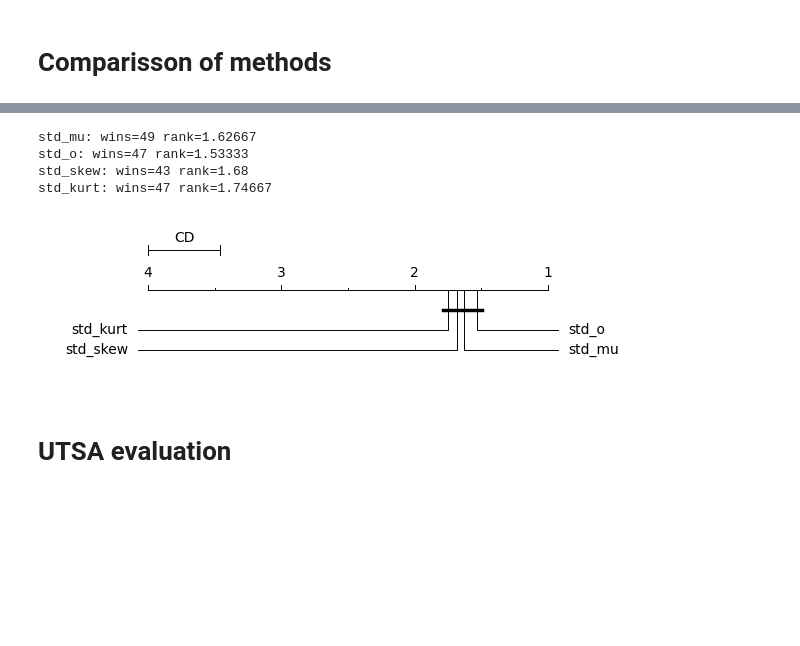
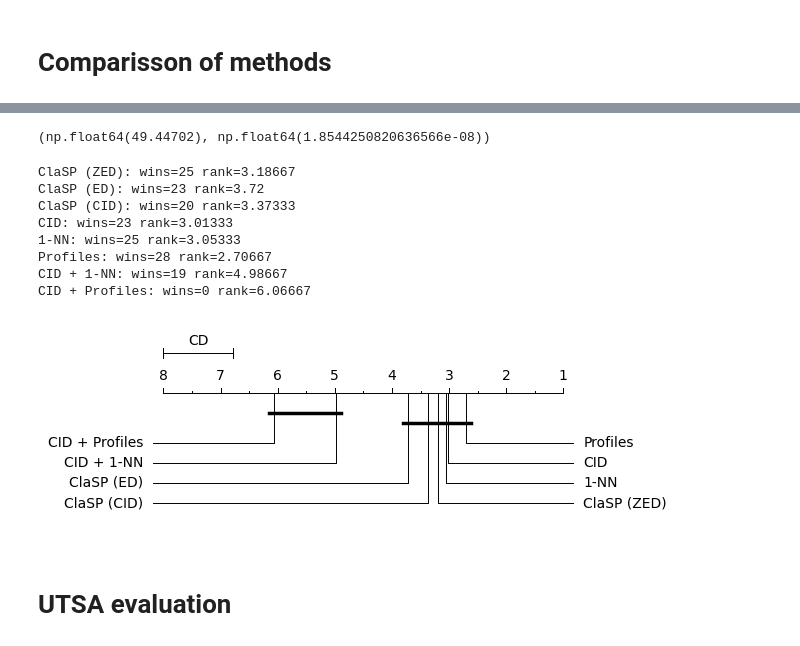
Before and after one commit to JaasperK/oracle, a Jupyter notebook: notebooks/oracle.ipynb, the cells around one changed output, grey strips where cells are left out. Cells and saved outputs as stored; diff of their text form; code cells hidden in the pictures; blank space fills up the shorter version.

```diff
--- a/notebooks/oracle.ipynb
+++ b/notebooks/oracle.ipynb
@@ -1568,17 +1709,35 @@ graph_ranks(means, stats_mu_kurt.columns[1:], cd=cd, reverse=True)
-# %%
-ranks = stats_mu_kurt.iloc[:, 1:].rank(axis=1, method="min", ascending=False)
-means = ranks.mean(axis=0)
-for mean, name in zip(means, stats_mu_kurt.columns[1:]):
-    print(f"{name}: wins={ranks[ranks[name] == 1].shape[0]} rank={np.round(mean, 5)}")
-
-cd = compute_CD(means, stats_mu_kurt.shape[0])
-graph_ranks(means, stats_mu_kurt.columns[1:], cd=cd, reverse=True)
-# %% [output]
-std_mu: wins=49 rank=1.62667
-std_o: wins=47 rank=1.53333
-std_skew: wins=43 rank=1.68
-std_kurt: wins=47 rank=1.74667
-[figure, removed]
+# %%
+res = friedmanchisquare(
+    compare_df.iloc[:, 0],
+    compare_df.iloc[:, 1],
+    compare_df.iloc[:, 2],
+    compare_df.iloc[:, 3],
+    compare_df.iloc[:, 4],
+    compare_df.iloc[:, 5],
+    compare_df.iloc[:, 6],
+    compare_df.iloc[:, 7])
+
+np.round(res.statistic, 5), res.pvalue
+# %% [output]
+(np.float64(49.44702), np.float64(1.8544250820636566e-08))
+# %%
+ranks = compare_df.rank(axis=1, method="min", ascending=False)
+means = ranks.mean(axis=0)
+for mean, name in zip(means, compare_df.columns):
+    print(f"{name}: wins={ranks[ranks[name] == 1].shape[0]} rank={np.round(mean, 5)}")
+
+cd = compute_CD(means, compare_df.shape[0])
+graph_ranks(means, compare_df.columns, cd=cd, reverse=True)
+# %% [output]
+ClaSP (ZED): wins=25 rank=3.18667
+ClaSP (ED): wins=23 rank=3.72
+ClaSP (CID): wins=20 rank=3.37333
+CID: wins=23 rank=3.01333
+1-NN: wins=25 rank=3.05333
+Profiles: wins=28 rank=2.70667
+CID + 1-NN: wins=19 rank=4.98667
+CID + Profiles: wins=0 rank=6.06667
+[figure, added]
 # %% [markdown]
 # UTSA evaluation
 # %%
```
Also changed, not shown: parts of 60 cells of this notebook, 2 other files.
